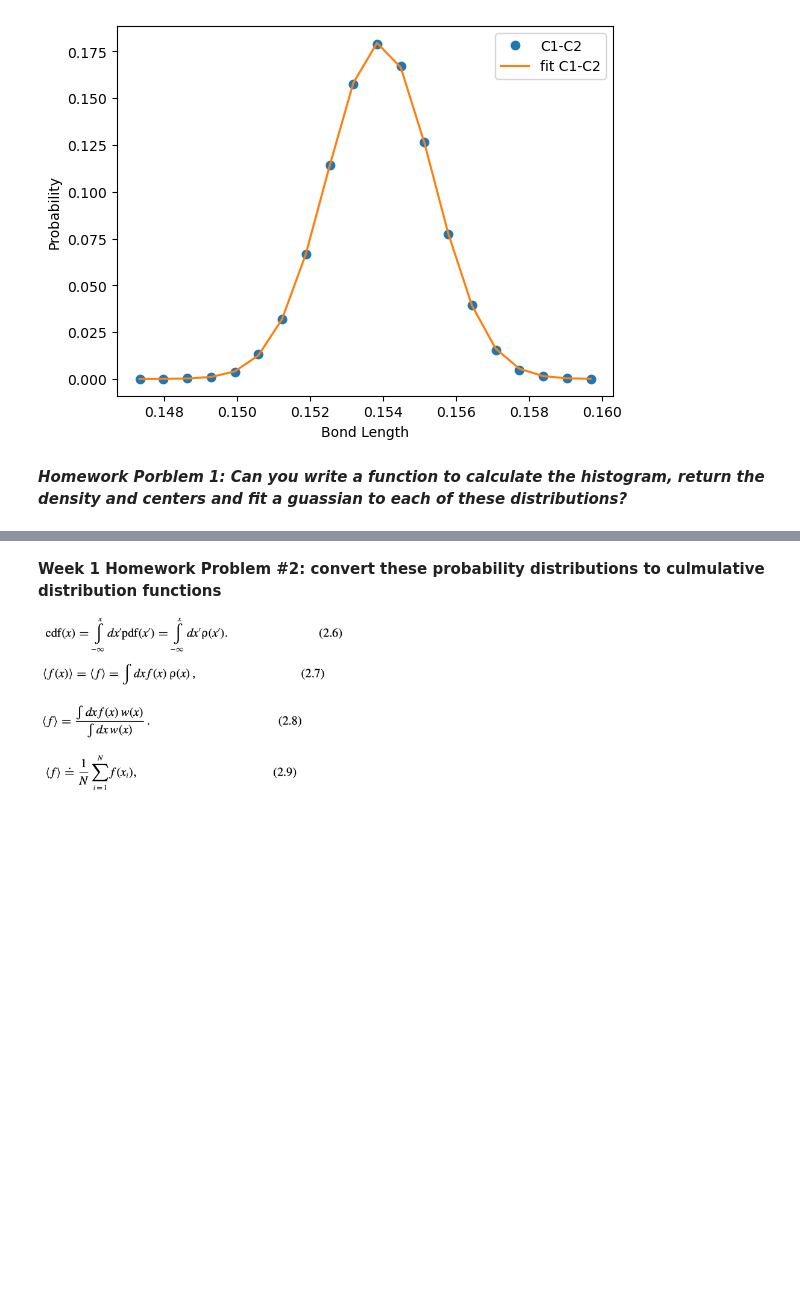
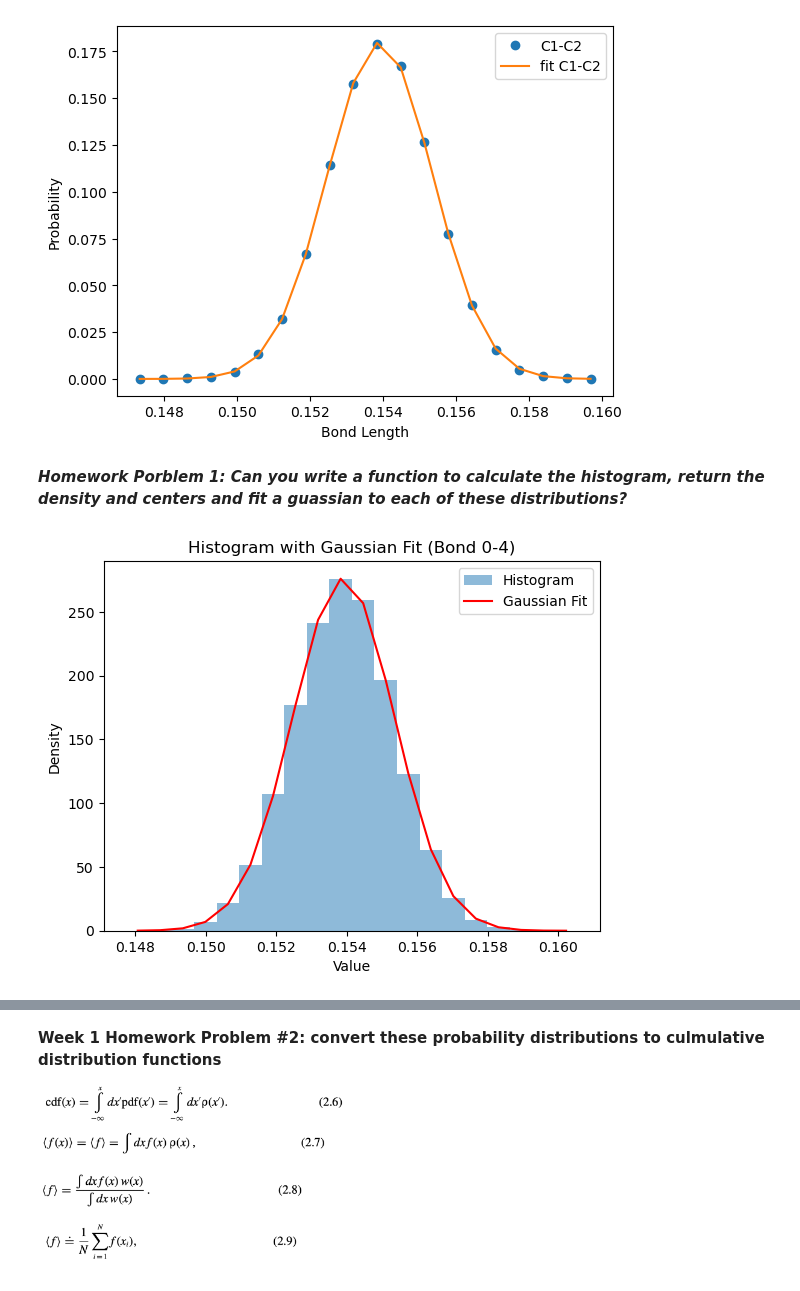
Before and after one commit to mkim-chem/CHEM101.6, a Jupyter notebook: Chem101.6_S24_Project1_Students_progress4.3.ipynb, the cells around one changed output, grey strips where cells are left out. Cells and saved outputs as stored; diff of their text form; code cells hidden in the pictures; blank space fills up the shorter version.

```diff
--- a/Chem101.6_S24_Project1_Students_progress4.3.ipynb
+++ b/Chem101.6_S24_Project1_Students_progress4.3.ipynb
@@ -457,0 +449,92 @@ def histogram_bincenters:
+# %%
+#Can you write a function to calculate the histogram, return the density and centers,
+#and then fit a guassian to each of these distributions?
+
+####HOMEWORK SOLUTION####
+import numpy as np
+import matplotlib.pyplot as plt
+from scipy.optimize import curve_fit
+import mdtraj as md
+
+def gauss(x, a, x0, sigma):
+    """
+    Gaussian function.
+
+    Parameters:
+        x (array-like): Independent variable.
+        a (float): Amplitude.
+        x0 (float): Mean.
+        sigma (float): Standard deviation.
+
+    Returns:
+        y (array-like): Gaussian function values.
+    """
+    return a * np.exp(-(x - x0)**2 / (2 * sigma**2))
+
+# Load trajectory data
+traj = md.load(os.path.join(workdir, "butane_sim.xtc"), top=PDB_file_name)
+
+def fit_histogram_with_gaussian(data, bins=20, plot=True, bond_indices=None):
+    """
+    Fit a histogram with a Gaussian function.
+
+    Parameters:
+        data (array-like): Input data.
+        bins (int or array_like, optional): Number of bins or bin edges.
+        plot (bool, optional): Whether to plot the histogram with the Gaussian fit.
+        bond_indices (list, optional): Bond indices indicating the atoms involved in the bond.
+
+    Returns:
+        hist (array-like): Histogram values.
+        bin_centers (array-like): Centers of histogram bins.
+        params (tuple): Fitted parameters of the Gaussian function (mean, std dev, amplitude).
+    """
+    # Calculate histogram
+    hist, bin_edges = np.histogram(data, bins=bins, density=True)
+    bin_centers = (bin_edges[:-1] + bin_edges[1:]) / 2
+
+    # Estimate initial guess for parameters
+    mean_estimate = np.mean(data)
+    std_estimate = np.std(data)
+    amplitude_estimate = np.max(hist)
+
+    # Fit Gaussian
+    popt, pcov = curve_fit(gauss, bin_centers, hist, p0=[amplitude_estimate, mean_estimate, std_estimate])
+
+    # Calculate Gaussian curve
+    fit_y = gauss(bin_centers, *popt)
+
+    # Plot histogram and Gaussian fit
+    if plot:
+        plt.hist(data, bins=bins, density=True, alpha=0.5, label='Histogram')
+        plt.plot(bin_centers, fit_y, 'r-', label='Gaussian Fit')
+        plt.legend()
+        plt.xlabel('Value')
+        plt.ylabel('Density')
+        if bond_indices:
+            bond_name = f'Bond {bond_indices[0]}-{bond_indices[1]}'
+            plt.title(f'Histogram with Gaussian Fit ({bond_name})')
+        else:
+            plt.title('Histogram with Gaussian Fit')
+        plt.show()
+
+    return hist, bin_centers, popt
+
+# Define bond indices and corresponding titles
+bond_indices_list = [[[0, 4], 'C1-C2'], [[4, 7], 'C2-C3'], [[7, 10], 'C3-C4']]
+
+# Iterate over bond indices and create histograms with Gaussian fits
+for bond_indices, bond_title in bond_indices_list:
+    # Compute bond lengths
+    bond_lengths = md.compute_distances(traj, [bond_indices])[:, 0]
+
+    # Fit histogram with Gaussian
+    hist, bin_centers, params = fit_histogram_with_gaussian(bond_lengths, bond_indices=bond_indices)
+
+    print("Density:", hist)
+    print("Centers of bins:", bin_centers)
+    print("Parameters of Gaussian fit (amplitude, mean, std dev):", params)
+
+#USE THE FUNCTION TO ITERATE OVER ALL CC BONDS, plot the densities and the fits
+# %% [output]
+[figure, added]
```
Also changed, not shown: parts of 18 cells of this notebook.
